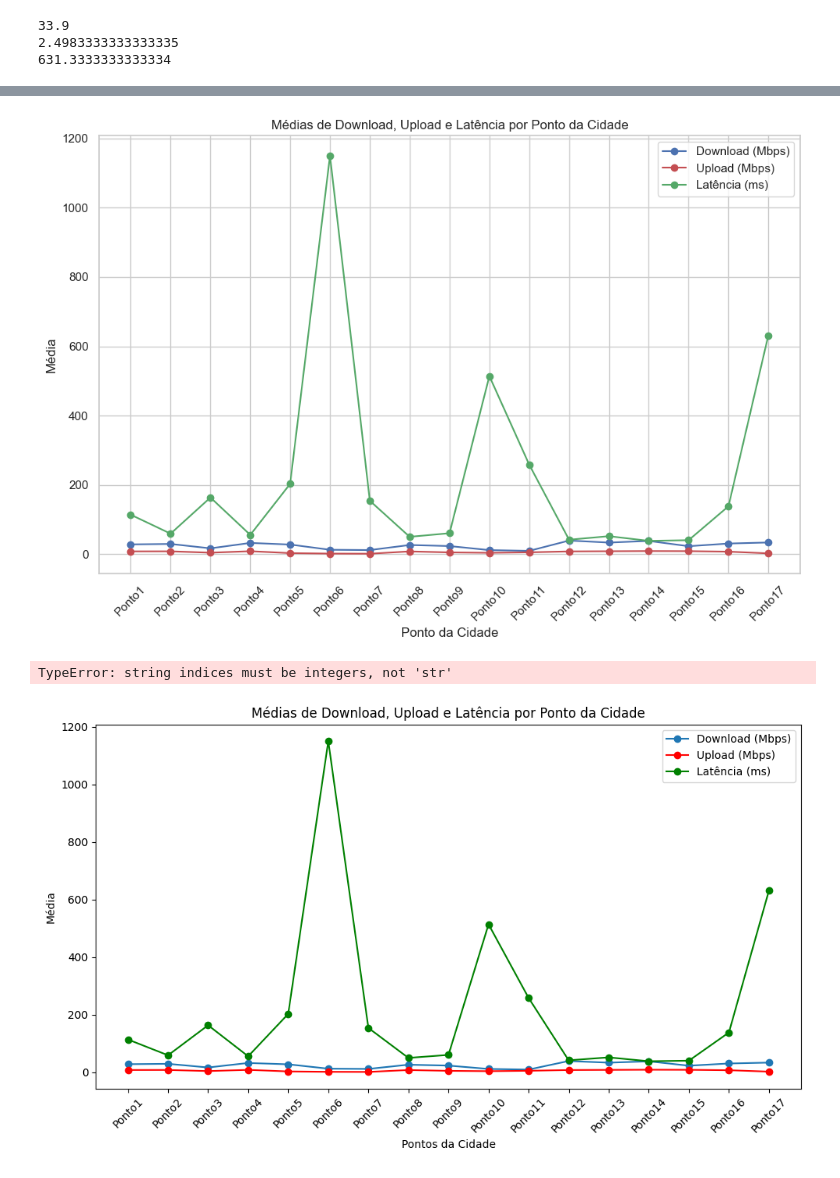
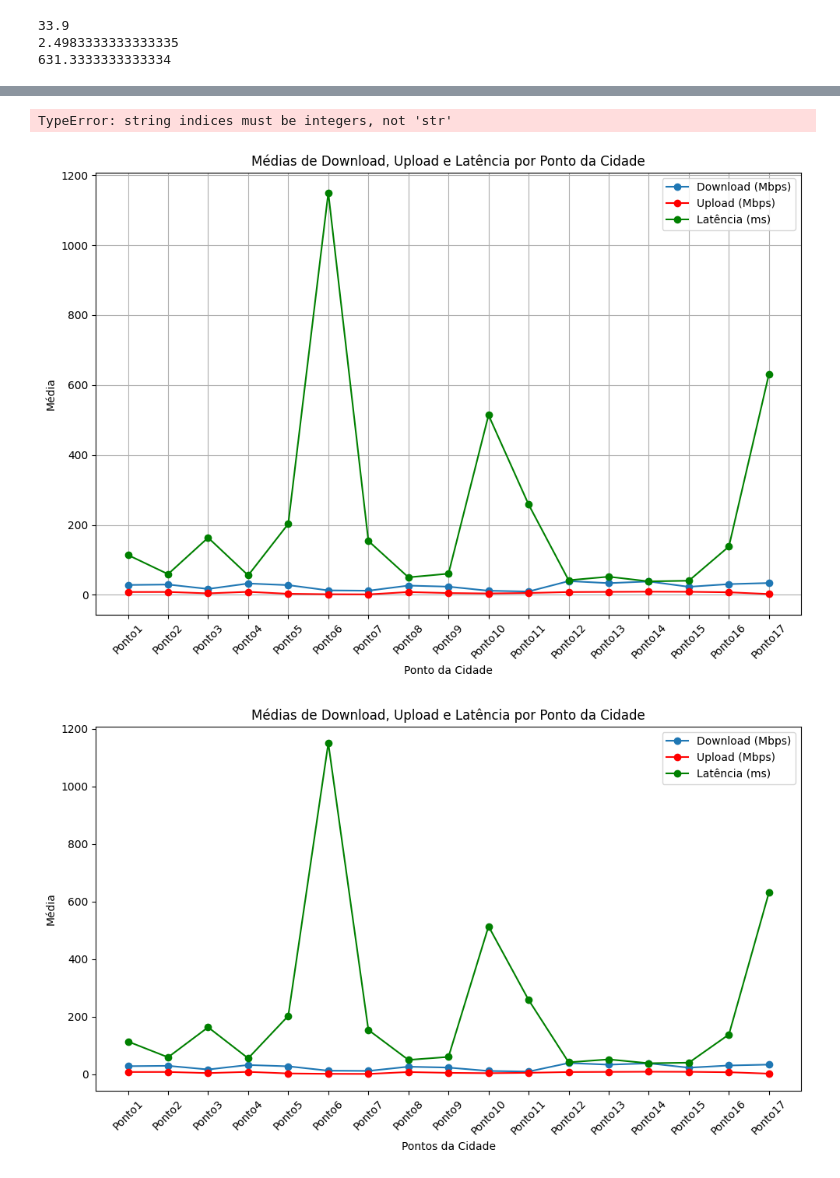
Before and after one commit to Lucas-Abrantes/TCC-FSS, a Jupyter notebook: artigo/main.ipynb, the cells around one changed output, grey strips where cells are left out. Saved outputs shown, nothing was run; the diff lists cells and outputs as text; code cells hidden in the pictures.

```diff
--- a/artigo/main.ipynb
+++ b/artigo/main.ipynb
@@ -540,3 +564,22 @@ df_ordenado.iloc[[107]]
+# %%
+import pandas as pd
+import matplotlib.pyplot as plt
+import numpy as np
+
+# Exemplo de como seus dados podem estar organizados, substitua isso pela sua própria maneira de carregar os dados
+# Simulando dados para 17 pontos de medição
+dado = [dado_1, dado_2, dado_3, dado_4, dado_5, dado_6, dado_7, dado_8, dado_9, dado_10, dado_11, dado_12, dado_13, dado_14, dado_15, dado_16, dado_17]
+
+
+# Nomes dos pontos da cidade (substitua pelos reais)
+pontos_da_cidade = [f"Ponto{i}" for i in range(1, 18)]
+
+# Listas para armazenar as médias
+medias_download = []
+medias_upload = []
+medias_latencia = []
+# %% [output]
+TypeError: string indices must be integers, not 'str'
 # %%
 import pandas as pd
 import matplotlib.pyplot as plt
@@ -545,7 +588,6 @@ import numpy as np
 # Exemplo de como seus dados podem estar organizados, substitua isso pela sua própria maneira de carregar os dados
 # Simulando dados para 17 pontos de medição
 dados = [dado_1, dado_2, dado_3, dado_4, dado_5, dado_6, dado_7, dado_8, dado_9, dado_10, dado_11, dado_12, dado_13, dado_14, dado_15, dado_16, dado_17]
-
 
 # Nomes dos pontos da cidade (substitua pelos reais)
 pontos_da_cidade = [f"Ponto{i}" for i in range(1, 18)]
@@ -567,65 +609,38 @@ df = pd.DataFrame({
     'Download': medias_download,
     'Upload': medias_upload,
     'Latência': medias_latencia
 })
 
 # Configurando o tamanho do gráfico
 plt.figure(figsize=(10, 7))
 
 # Plotando as médias de Download
 plt.plot(df['Ponto da Cidade'], df['Download'], label='Download (Mbps)', marker='o', linestyle='-')
 
 # Plotando as médias de Upload
 plt.plot(df['Ponto da Cidade'], df['Upload'], label='Upload (Mbps)', color='r', marker='o', linestyle='-')
 
 # Plotando as médias de Latência
 plt.plot(df['Ponto da Cidade'], df['Latência'], label='Latência (ms)', color='g', marker='o', linestyle='-')
 
 # Adicionando título e legendas
 plt.title('Médias de Download, Upload e Latência por Ponto da Cidade')
 plt.xlabel('Ponto da Cidade')
 plt.ylabel('Média')
 plt.xticks(rotation=45)  # Rotação dos labels no eixo x para melhor visualização
 plt.legend()
+plt.grid(True)  # Adiciona grade ao gráfico para facilitar a visualização
 
 # Ajuste final para layout
 plt.tight_layout()
 
+# Salvando o gráfico como uma imagem PNG
+plt.savefig('medias_pontos_cidade.png')
+
 # Mostrando o gráfico
 plt.show()
 # %% [output]
-[figure, old version]
+[figure, new version]
-# %%
-import pandas as pd
-
-# Supondo que você tenha uma lista dos DataFrames para cada ponto:
-dados = [dado_1, dado_2, dado_3, dado_4, dado_5, dado_6, dado_7, dado_8, dado_9, dado_10, dado_11, dado_12, dado_13, dado_14, dado_15, dado_16, dado_17]
-
-dados = [f'dado_{i}' for i in range(1, 18)]
-
-pontos_da_cidade = ["Ponto1", "Ponto2","Ponto3","Ponto4","Ponto5","Ponto6","Ponto7","Ponto8","Ponto9","Ponto10","Ponto11","Ponto12",
-                    "Ponto13","Ponto14", "Ponto15","Ponto16","Ponto17"]
-
-# Criando listas para armazenar as médias:
-medias_download = []
-medias_upload = []
-medias_latencia = []
-
-# Calculando as médias para cada ponto
-for dado in dados:
-    medias_download.append(dado['Download(Mbps)'].mean())
-    medias_upload.append(dado['Upload(Mbps)'].mean())
-    medias_latencia.append(dado['Latencia(ms)'].mean())
-
-# Criando um DataFrame com os resultados
-df = pd.DataFrame({
-    'Ponto da Cidade': pontos_da_cidade,
-    'Download(Mbps)': medias_download,
-    'Upload(Mbps)': medias_upload,
-    'Latencia(ms)': medias_latencia
-})
-# %% [output]
-TypeError: string indices must be integers, not 'str'
 # %%
 import matplotlib.pyplot as plt
 
```
Also changed, not shown: parts of 8 cells of this notebook, 1 other file.
